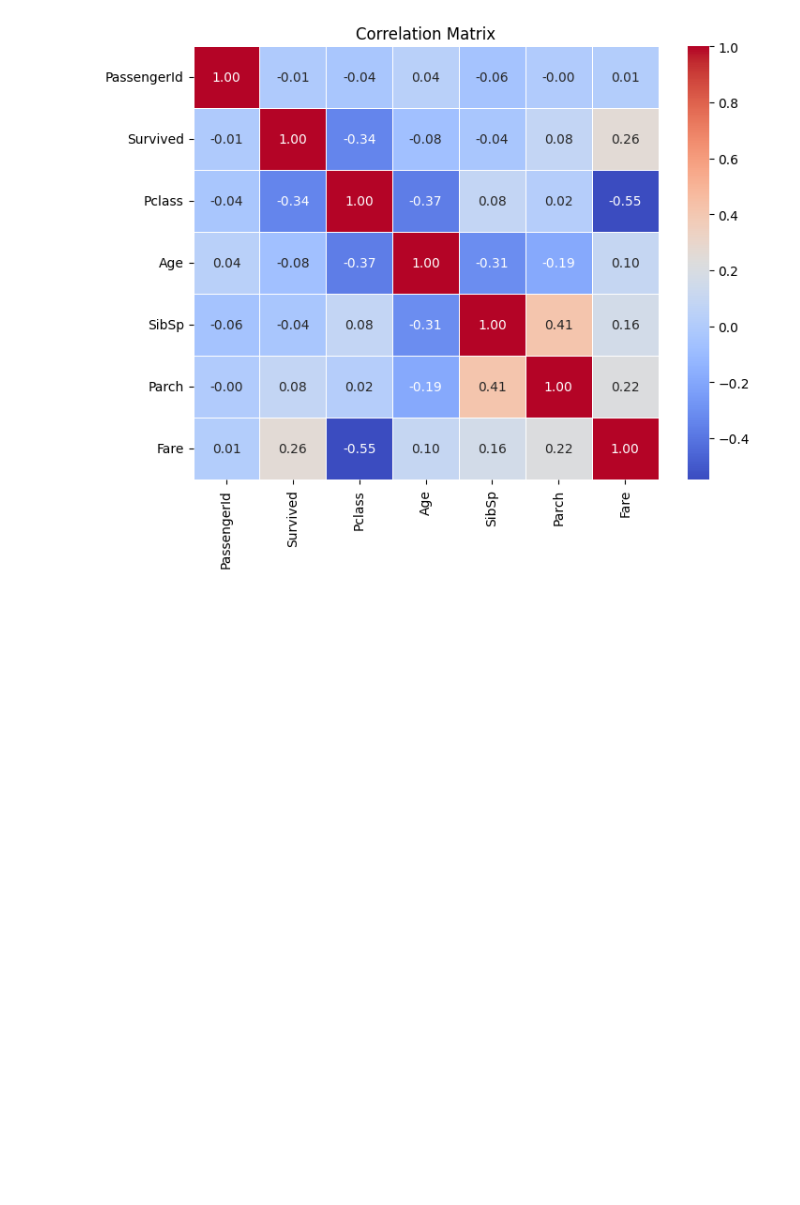
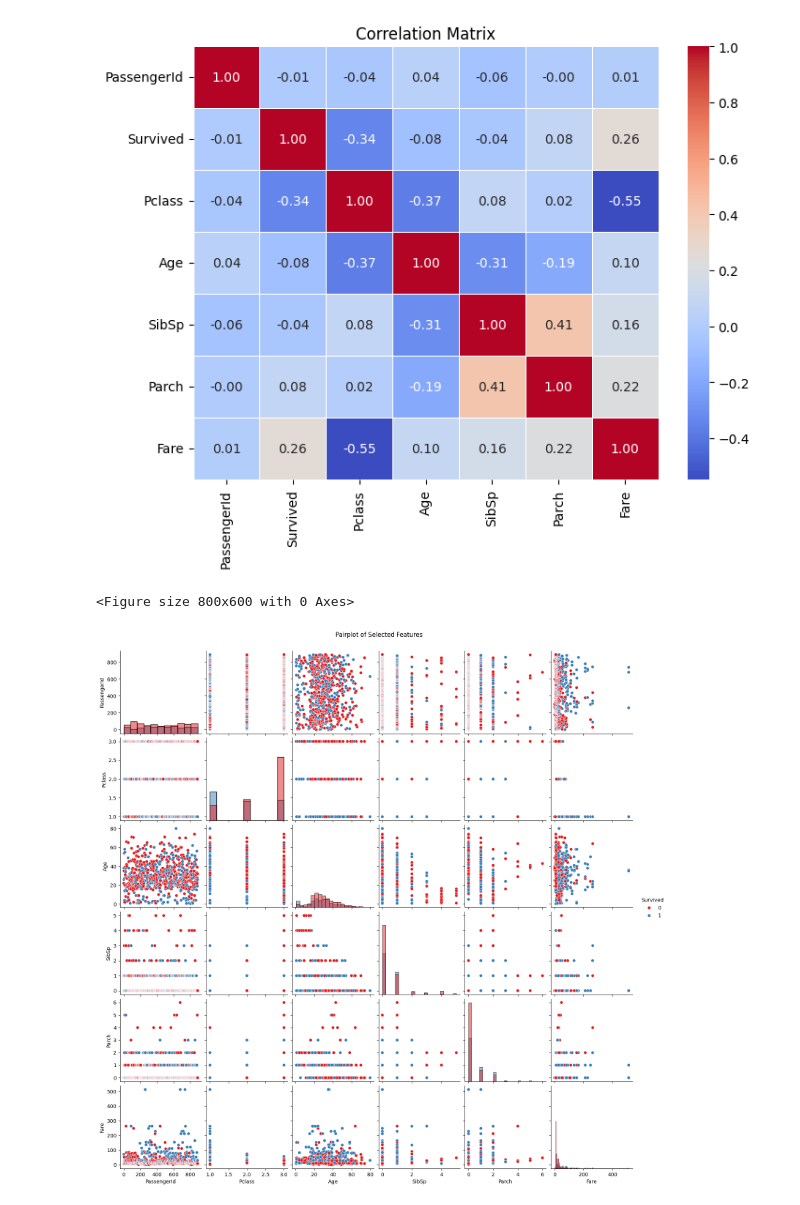
Before and after one commit to Vaibhavking8/Task-2-Exploratory-Data-Analysis-EDA-, a Jupyter notebook: code.ipynb, the cells around one changed output. Drawn from its saved outputs; the diff is of its cells as text; code cells hidden in the pictures; blank space fills up the shorter version.

```diff
--- a/code.ipynb
+++ b/code.ipynb
@@ -47,3 +73,11 @@ plt.title('Correlation Matrix')
 plt.show()
 # %% [output]
 [figure]
+# %%
+plt.figure(figsize=(8, 6))
+sns.pairplot(df[numeric_cols].dropna(), hue='Survived', palette='Set1', diag_kind='hist')
+plt.suptitle("Pairplot of Selected Features", y=1.02)
+plt.show()
+# %% [output]
+<Figure size 800x600 with 0 Axes>
+[figure, added]
```
Also changed, not shown: parts of 5 cells of this notebook.
